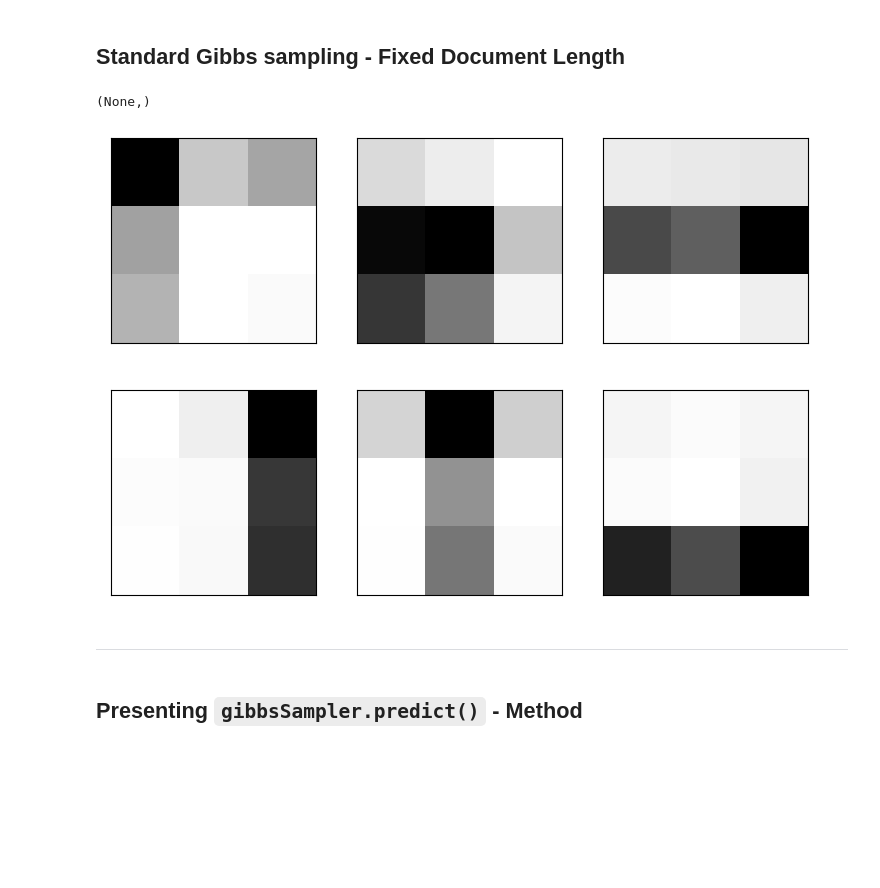
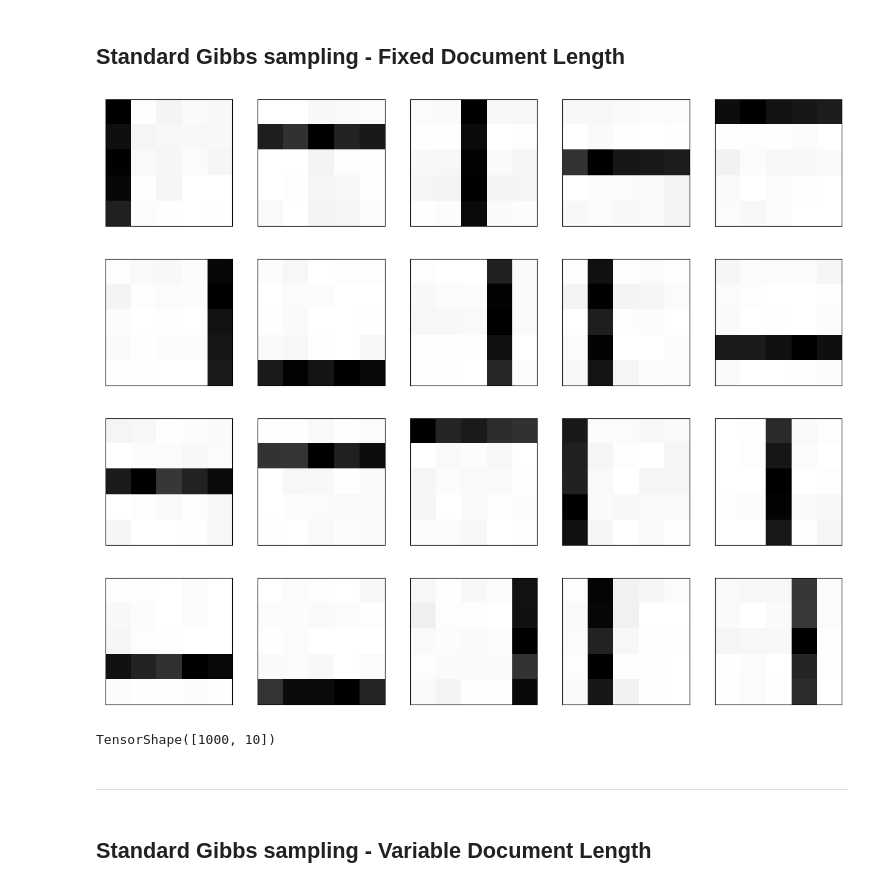
Before and after one commit to JannisZeller/topicflow, a Jupyter notebook: notebooks/custom_gibbs_sampling.ipynb, the cells around one changed output. Cells and saved outputs as stored; diff of their text form; code cells hidden in the pictures; blank space fills up the shorter version.

Commit message:
Finished test runs in custom_gibbs_sampling.ipynb

```diff
--- a/notebooks/custom_gibbs_sampling.ipynb
+++ b/notebooks/custom_gibbs_sampling.ipynb
@@ -36,8 +36,8 @@ tpc_sampler = reload(tpc_sampler)
 Configurations of the dataset
 # %%
 N_docs = 1000        # Number of documents
-sqrt_N_vocab = 3    # sqrt(Vocabsize), because of image-representability
-N_words = 50        # (Mean) Number of words
+sqrt_N_vocab = 5    # sqrt(Vocabsize), because of image-representability
+N_words = 200        # (Mean) Number of words
 # %% [markdown]
 Sampling a dataset with fixed document length and a dataset with varying document lengths
 # %%
@@ -72,16 +72,28 @@ _ = tpc_utils.visualize_topics(topics, 2, sqrt_N_vocab)
 # %%
 ## Extracting Observable Data (words only)
 *_, words = data_fixed_N.extract_params()
+# %%
+## Usage with "full"-processing
+model1 = tpc_sampler.gibbsSampler(K_topics=2*sqrt_N_vocab, fit_procedure="standard")
+model1.fit(words, N_iter=200)
+# %%
+fig = tpc_utils.visualize_topics(model1.Theta, 2, sqrt_N_vocab)
+# %% [output]
+[figure, added]
 # %%
-model_fixed_n = tpc_sampler.gibbsSampler(K_topics=2*sqrt_N_vocab, fit_procedure="standard")
-model_fixed_n.fit(words, N_iter=100), # n_batch=100, n_epochs=100, verbose=1)
+## Usage with batch processing
+model2 = tpc_sampler.gibbsSampler(K_topics=2*sqrt_N_vocab, fit_procedure="standard")
+model2.fit(words, n_batch=512, n_epochs=100, verbose=1)
-# %% [output]
-(None,)
 # %%
-fig = tpc_utils.visualize_topics(model_fixed_n.Theta, 2, sqrt_N_vocab)
+fig = tpc_utils.visualize_topics(model2.Theta, 2, sqrt_N_vocab)
 # %% [output]
-[figure, old version]
+[figure, new version]
+# %%
+## Shape of Pi includes remainder:
+model2.Pi.shape
+# %% [output]
+TensorShape([1000, 10])
 # %% [markdown]
 ---------------------------
-# %% [markdown]
-## Presenting `gibbsSampler.predict()` - Method
+# %% [markdown]
+## Standard Gibbs sampling - Variable Document Length
```
Also changed, not shown: parts of 18 cells of this notebook, 2 other files.
